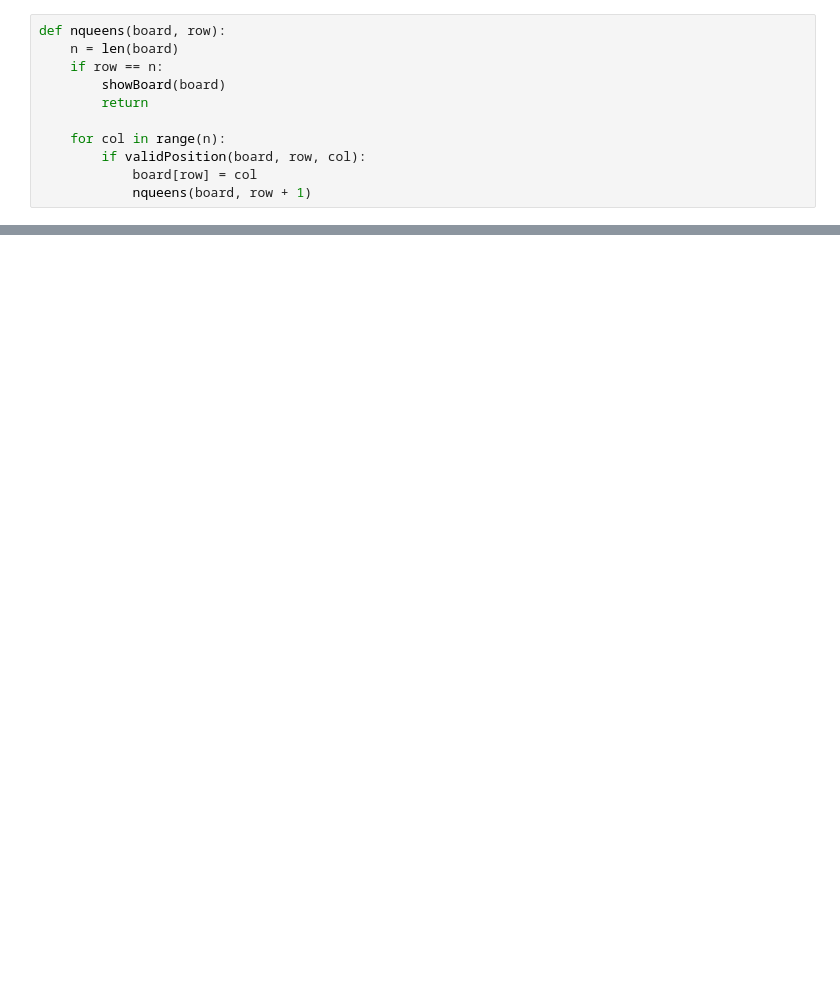
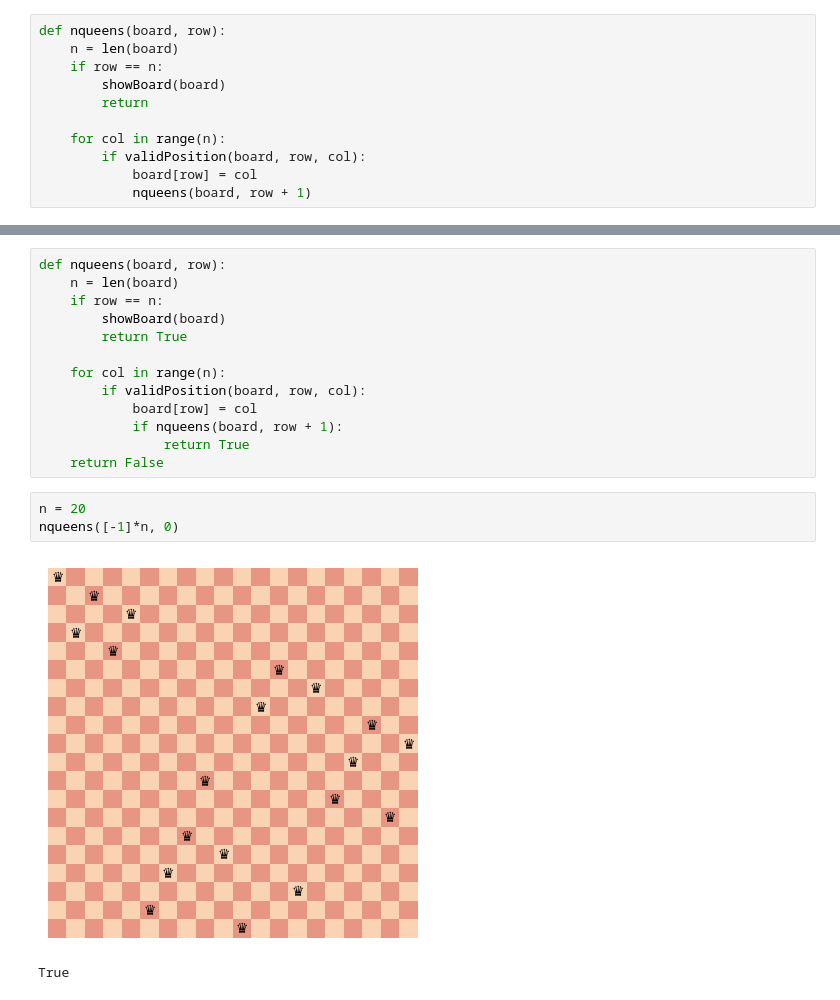
Before and after one commit to lmcanavals/algorithmic_complexity2024, a Jupyter notebook: 0203_backtracking_nqueens.ipynb, the cells around one changed output, grey strips where cells are left out. Saved outputs shown, nothing was run; the diff lists cells and outputs as text; blank space fills up the shorter version.

```diff
--- a/0203_backtracking_nqueens.ipynb
+++ b/0203_backtracking_nqueens.ipynb
@@ -48,0 +49,19 @@ nqueens([-1]*n, 0)
+# %%
+def nqueens(board, row):
+    n = len(board)
+    if row == n:
+        showBoard(board)
+        return True
+
+    for col in range(n):
+        if validPosition(board, row, col):
+            board[row] = col
+            if nqueens(board, row + 1):
+                return True
+    return False
+# %%
+n = 20
+nqueens([-1]*n, 0)
+# %% [output]
+[figure, added]
+True
```
Also changed, not shown: parts of 4 cells of this notebook.
